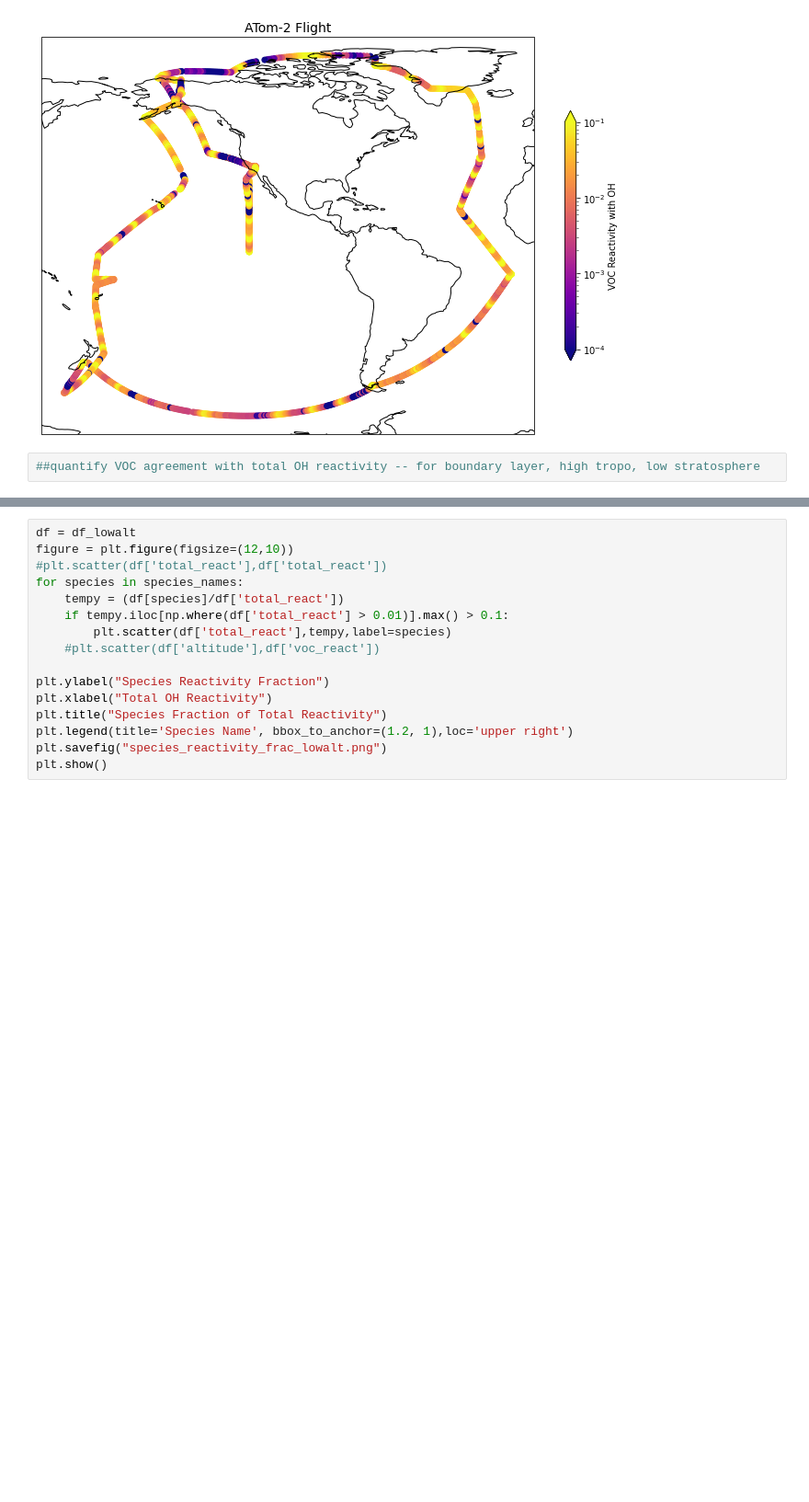
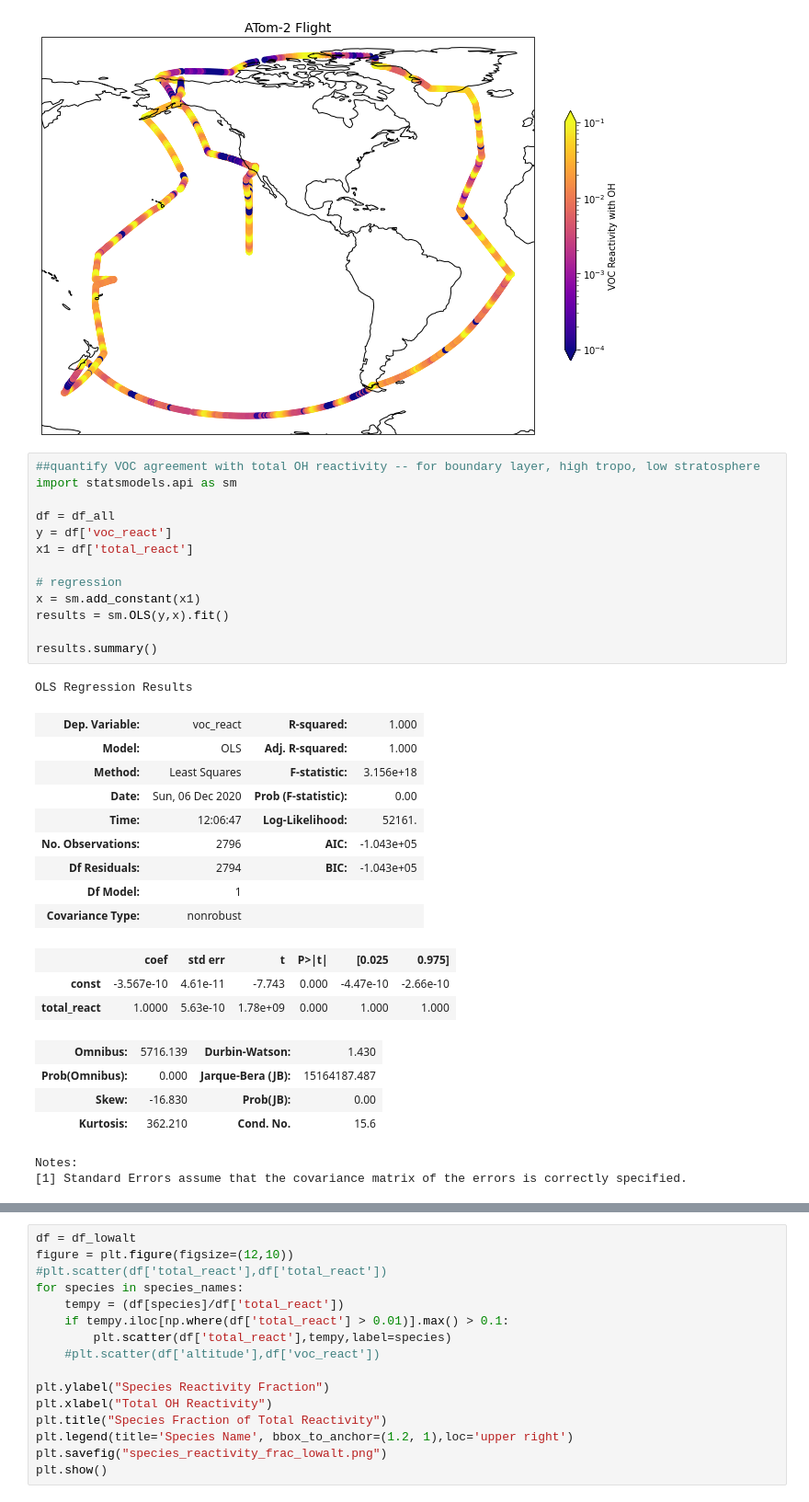
Before and after one commit to kaabre/621, a Jupyter notebook: presentation_plots.ipynb, the cells around one changed output, grey strips where cells are left out. Shown at 92% size. Drawn from its saved outputs; the diff is of its cells as text; blank space fills up the shorter version.

```diff
--- a/presentation_plots.ipynb
+++ b/presentation_plots.ipynb
@@ -178,3 +178,34 @@ plt.savefig("fig_voc.png")
 [figure]
 # %%
 ##quantify VOC agreement with total OH reactivity -- for boundary layer, high tropo, low stratosphere
+import statsmodels.api as sm
+
+df = df_all
+y = df['voc_react']
+x1 = df['total_react']
+
+# regression
+x = sm.add_constant(x1)
+results = sm.OLS(y,x).fit()
+
+results.summary()
+# %% [output]
+OLS Regression Results
+| Dep. Variable: | voc_react | R-squared: | 1.000 |
+| Model: | OLS | Adj. R-squared: | 1.000 |
+| Method: | Least Squares | F-statistic: | 3.156e+18 |
+| Date: | Sun, 06 Dec 2020 | Prob (F-statistic): | 0.00 |
+| Time: | 12:06:47 | Log-Likelihood: | 52161. |
+| No. Observations: | 2796 | AIC: | -1.043e+05 |
+| Df Residuals: | 2794 | BIC: | -1.043e+05 |
+| Df Model: | 1 |  |  |
+| Covariance Type: | nonrobust |  |  |
+|  | coef | std err | t | P>|t| | [0.025 | 0.975] |
+| const | -3.567e-10 | 4.61e-11 | -7.743 | 0.000 | -4.47e-10 | -2.66e-10 |
+| total_react | 1.0000 | 5.63e-10 | 1.78e+09 | 0.000 | 1.000 | 1.000 |
+| Omnibus: | 5716.139 | Durbin-Watson: | 1.430 |
+| Prob(Omnibus): | 0.000 | Jarque-Bera (JB): | 15164187.487 |
+| Skew: | -16.830 | Prob(JB): | 0.00 |
+| Kurtosis: | 362.210 | Cond. No. | 15.6 |
+Notes:
+[1] Standard Errors assume that the covariance matrix of the errors is correctly specified.
```
Also changed, not shown: parts of 1 cell of this notebook, 3 other files.
